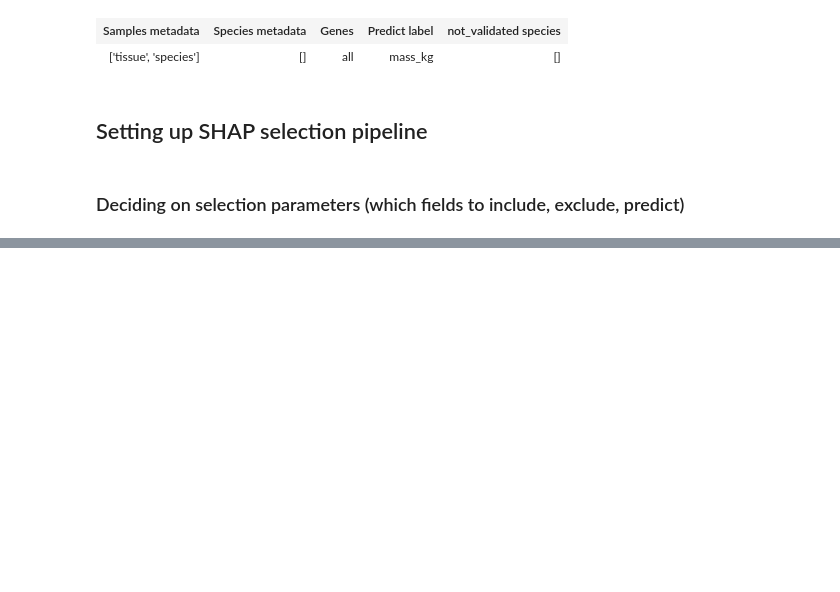
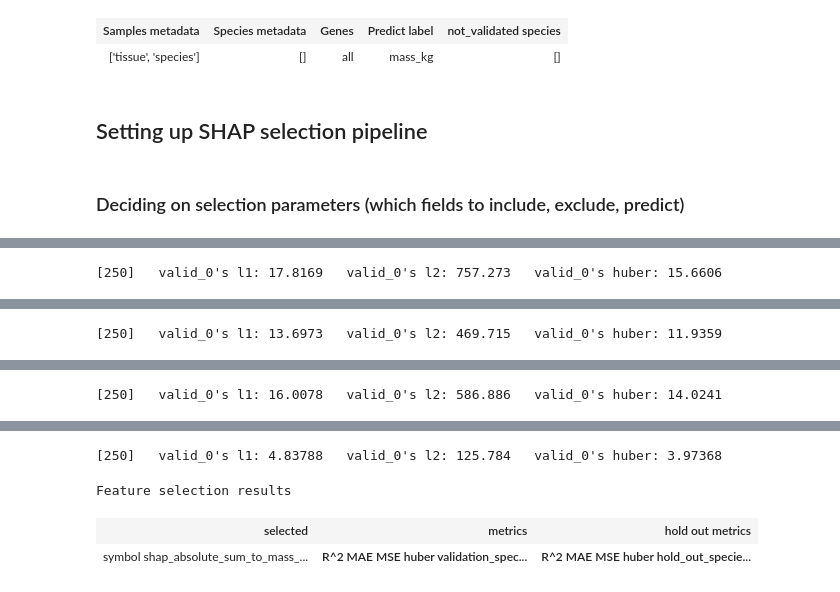
Before and after one commit to antonkulaga/yspecies, a Jupyter notebook: notebooks/debug.ipynb, the cells around one changed output, grey strips where cells are left out. Drawn from its saved outputs; the diff is of its cells as text; code cells hidden in the pictures; blank space fills up the shorter version.

```diff
--- a/notebooks/debug.ipynb
+++ b/notebooks/debug.ipynb
@@ -127,3 +127,7 @@ pipe =  Pipeline([
         ('prepare_for_selection', TupleWith(params)),
         ("shap_computation", ShapSelector())]
         )
+# %%
+res = pipe.fit_transform(data, selection)
+res
+# %% [output]
@@ -129,0 +140 @@ pipe =  Pipeline([
+[250]   valid_0's l1: 17.8169   valid_0's l2: 757.273   valid_0's huber: 15.6606
@@ -129,0 +142 @@ pipe =  Pipeline([
+[250]   valid_0's l1: 13.6973   valid_0's l2: 469.715   valid_0's huber: 11.9359
@@ -129,0 +144 @@ pipe =  Pipeline([
+[250]   valid_0's l1: 16.0078   valid_0's l2: 586.886   valid_0's huber: 14.0241
@@ -129,0 +146,4 @@ pipe =  Pipeline([
+[250]   valid_0's l1: 4.83788   valid_0's l2: 125.784   valid_0's huber: 3.97368
+Feature selection results
+| selected | metrics | hold out metrics |
+| symbol shap_absolute_sum_to_mass_... | R^2 MAE MSE huber validation_spec... | R^2 MAE MSE huber hold_out_specie... |
```
Also changed, not shown: parts of 6 cells of this notebook, 6 other files.
